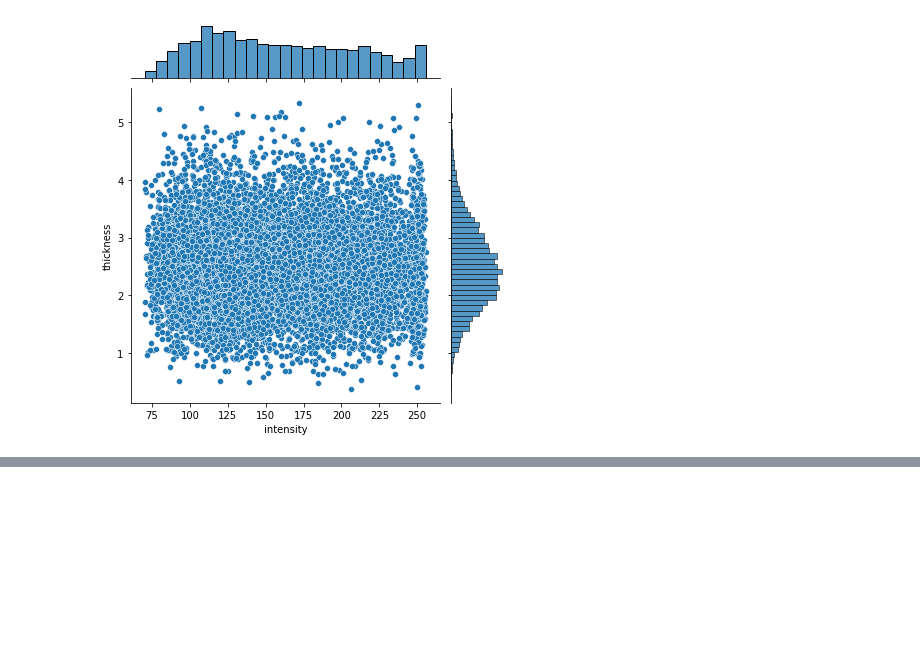
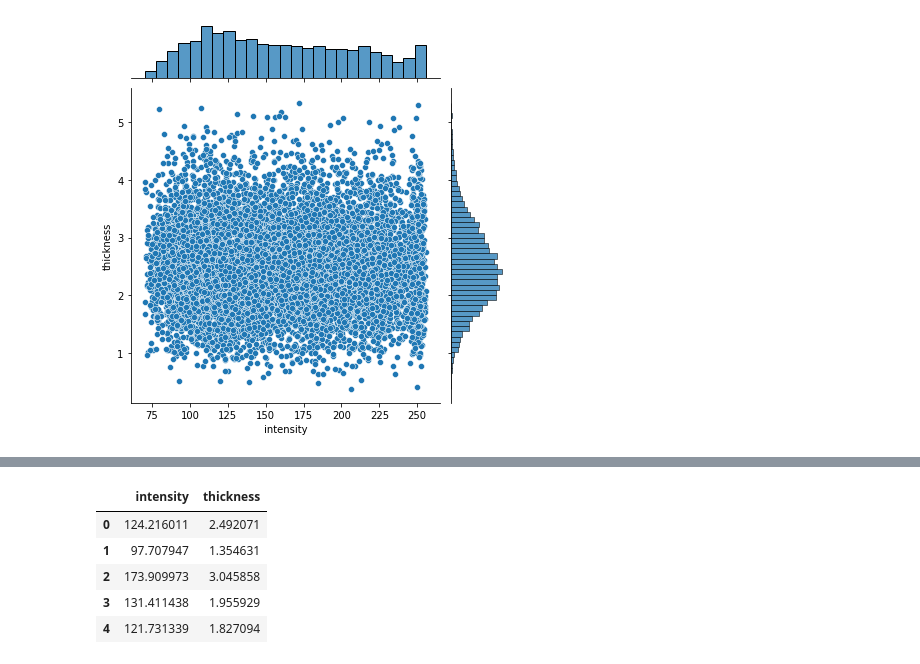
Before and after one commit to RajatRasal/deepscm, a Jupyter notebook: deepscm/datasets/morphomnist/intensity_causes_thickness.ipynb, the cells around one changed output, grey strips where cells are left out. Saved outputs shown, nothing was run; the diff lists cells and outputs as text; code cells hidden in the pictures; blank space fills up the shorter version.

```diff
--- a/deepscm/datasets/morphomnist/intensity_causes_thickness.ipynb
+++ b/deepscm/datasets/morphomnist/intensity_causes_thickness.ipynb
@@ -707,0 +801,18 @@ plt.show()
+# %%
+_intensity_samples = flow_dist.sample([60000])
+_intensity_latent = constraint_transforms.inv(_intensity_samples)
+conditional_thickness_samples = thickness_c_dist.condition(_intensity_latent).sample([60000])
+
+generated_res = torch.transpose(
+    torch.stack([_intensity_samples, conditional_thickness_samples]), 0, 1
+).squeeze(-1).cpu().numpy()
+generated_res_df = pd.DataFrame(generated_res, columns=['intensity', 'thickness'])
+
+generated_res_df.head()
+# %% [output]
+|  | intensity | thickness |
+| 0 | 124.216011 | 2.492071 |
+| 1 | 97.707947 | 1.354631 |
+| 2 | 173.909973 | 3.045858 |
+| 3 | 131.411438 | 1.955929 |
+| 4 | 121.731339 | 1.827094 |
```
Also changed, not shown: parts of 13 cells of this notebook.
